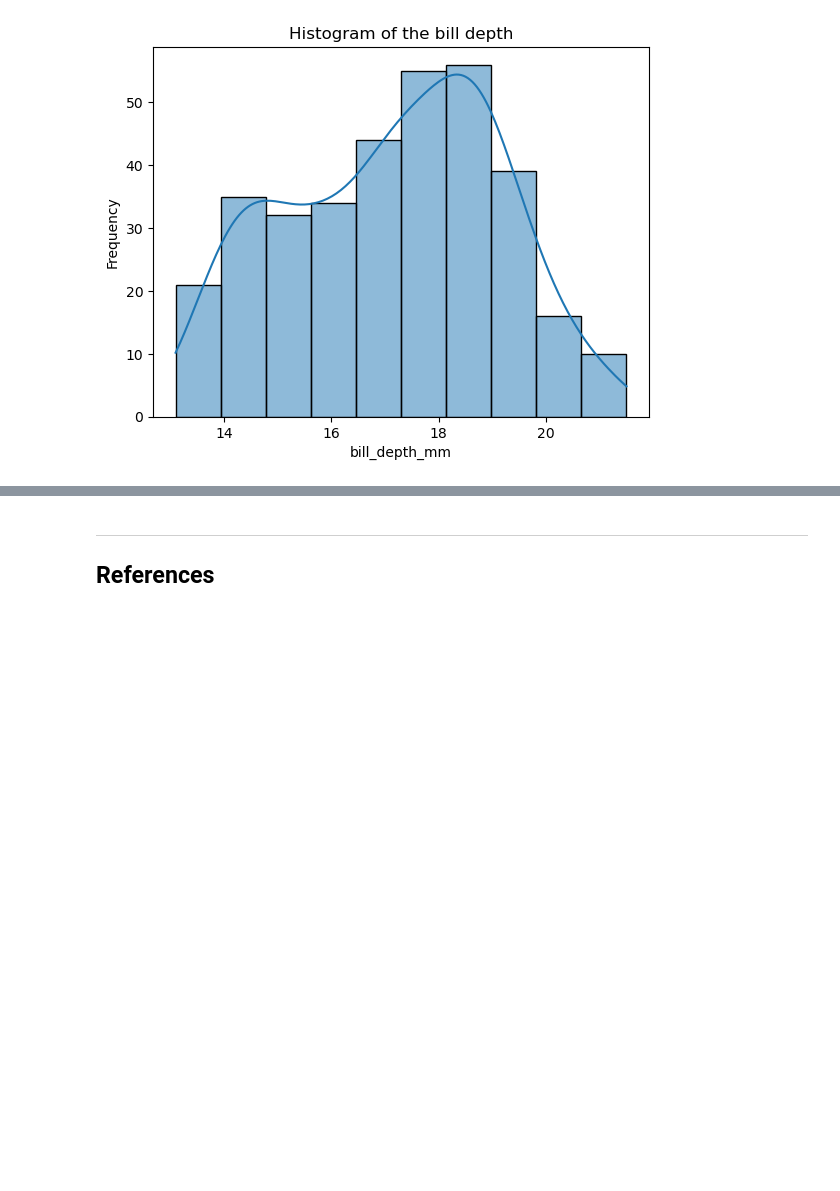
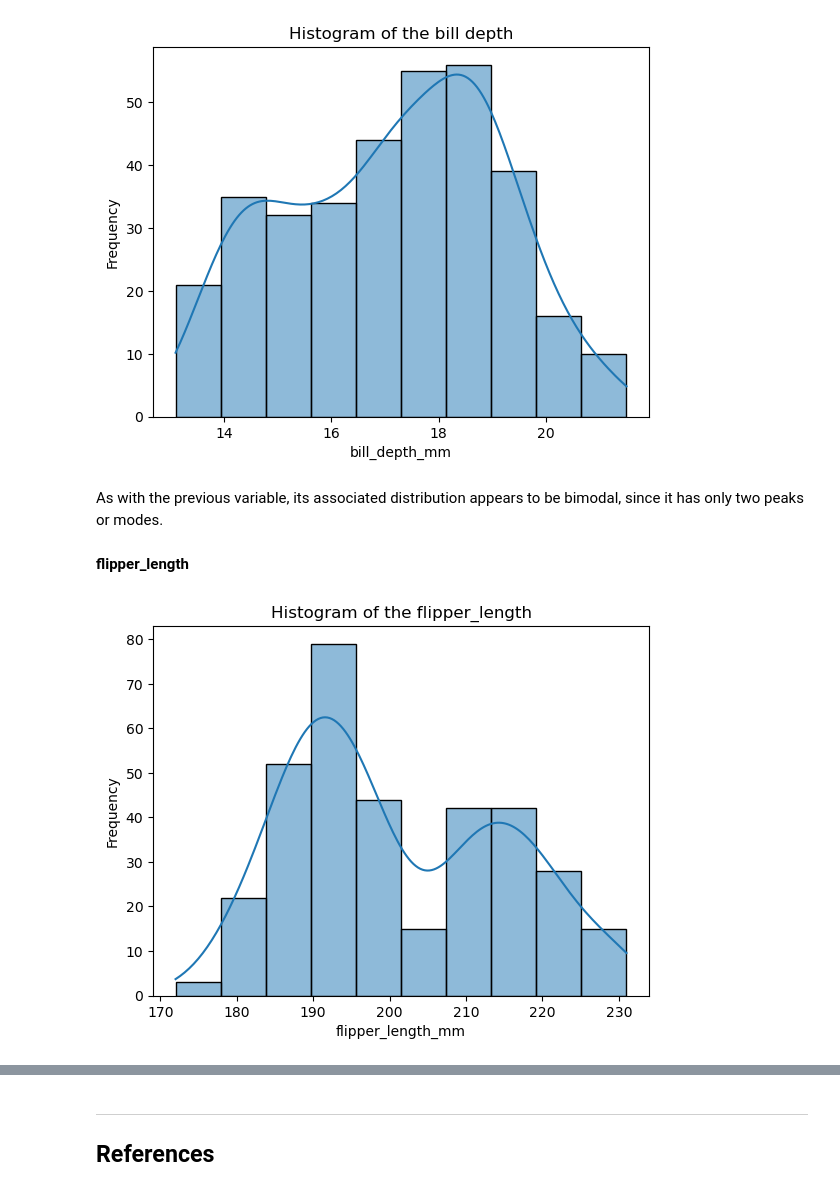
Before and after one commit to jalaca91/Fundamentals-data-analysis, a Jupyter notebook: tasks.ipynb, the cells around one changed output, grey strips where cells are left out. Drawn from its saved outputs; the diff is of its cells as text; code cells hidden in the pictures; blank space fills up the shorter version.

```diff
--- a/tasks.ipynb
+++ b/tasks.ipynb
@@ -559,3 +561,17 @@ plt.title("Histogram of the bill depth")
 plt.show()
 # %% [output]
 [figure]
+# %% [markdown]
+As with the previous variable, its associated distribution appears to be bimodal, since it has only two peaks or modes.
+# %% [markdown]
+**flipper_length**
+# %%
+
+# Create a histogram for flipper_length
+
+sns.histplot(data["flipper_length_mm"], kde=True)
+plt.ylabel("Frequency")
+plt.title("Histogram of the flipper_length")
+plt.show()
+# %% [output]
+[figure, added]
```
Also changed, not shown: parts of 17 cells of this notebook.
